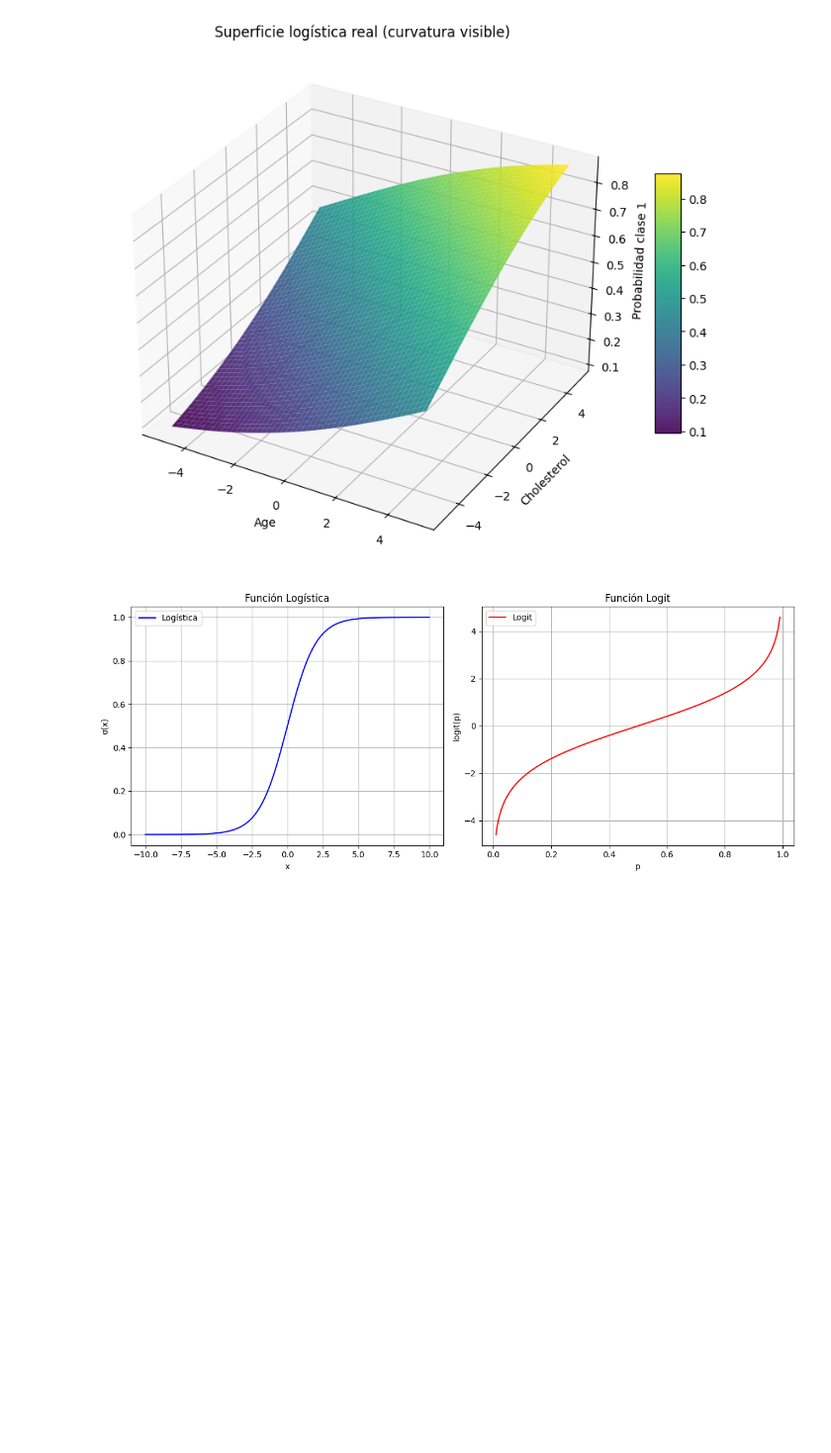
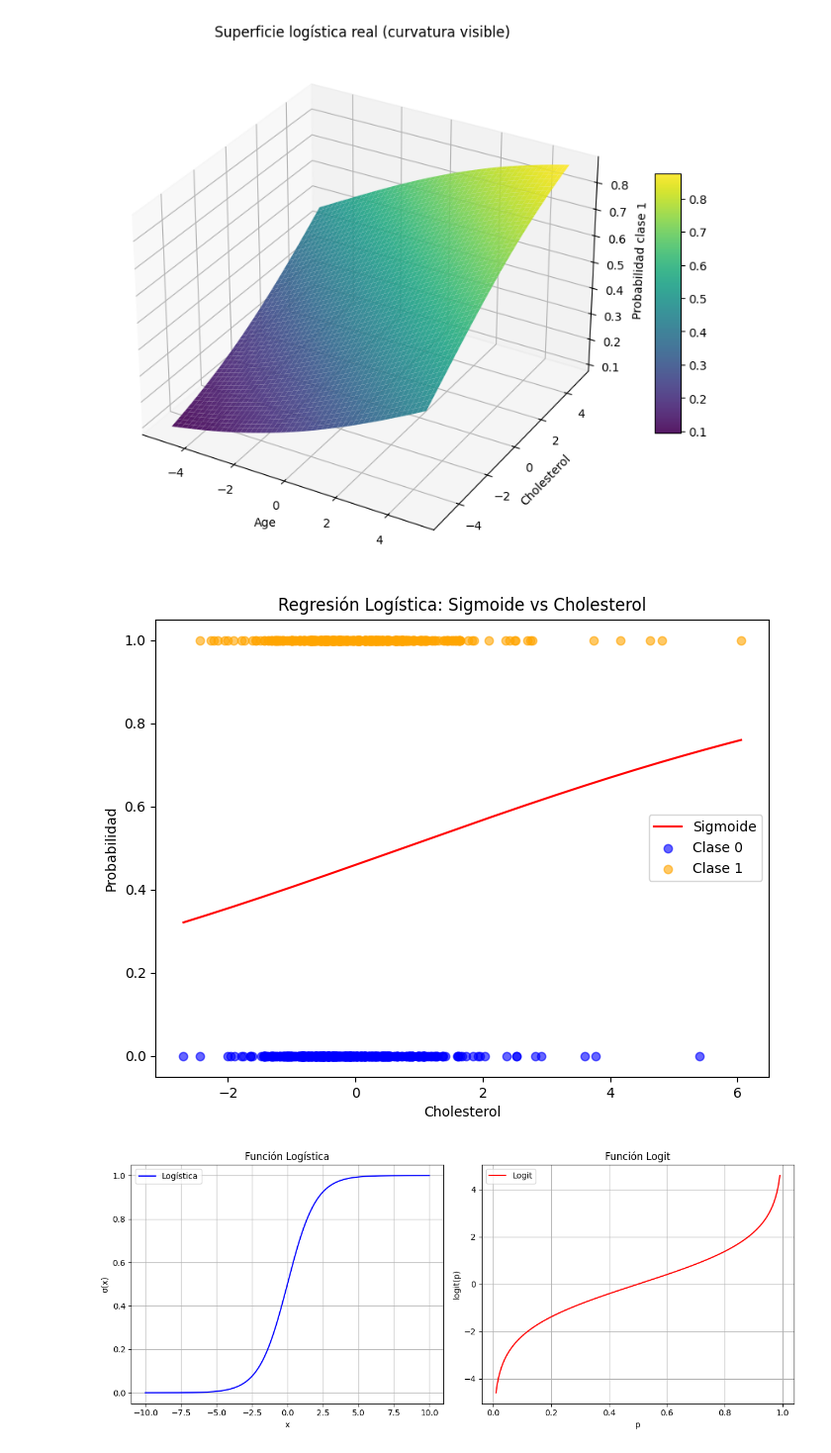
Before and after one commit to NicolasSeivane/Seivane_Nicolas_Proyecto_Integrador, a Jupyter notebook: heart/entrenar_modelos.ipynb, the cells around one changed output. Shown at 99% size. Saved outputs shown, nothing was run; the diff lists cells and outputs as text; code cells hidden in the pictures; blank space fills up the shorter version.

```diff
--- a/heart/entrenar_modelos.ipynb
+++ b/heart/entrenar_modelos.ipynb
@@ -1291,6 +1291,50 @@ fig.colorbar(surf, shrink=0.5, aspect=10)
 plt.show()
 # %% [output]
 [figure]
+# %%
+import numpy as np
+import matplotlib.pyplot as plt
+
+# Fijamos otras variables en su media
+means = datos.drop(columns=concepto).mean()  # asumimos que la columna de clase se llama "Target"
+
+# Rango de Cholesterol
+x_vals = np.linspace(datos["Cholesterol"].min(), datos["Cholesterol"].max(), 200)
+
+# Coeficientes
+w0 = best_lr_model.intercept_[0]
+coef_dict = dict(zip(best_lr_model.feature_names_in_, best_lr_model.coef_[0]))
+
+# Calculamos z = w0 + w_chol*Cholesterol + suma(otras*medias)
+z = w0 + coef_dict["Cholesterol"]*x_vals
+for feat in coef_dict:
+    if feat != "Cholesterol":
+        z += coef_dict[feat]*means[feat]
+
+# Función sigmoide
+sigmoid = 1 / (1 + np.exp(-z))
+
+# Graficar
+plt.figure(figsize=(8,6))
+
+# Curva sigmoide
+plt.plot(x_vals, sigmoid, color='red', label="Sigmoide")
+
+# Puntos reales: clase 0 y 1
+plt.scatter(datos.loc[datos[concepto]==0, "Cholesterol"],
+            np.zeros(datos.loc[datos[concepto]==0].shape[0]),
+            color='blue', label='Clase 0', alpha=0.6)
+plt.scatter(datos.loc[datos[concepto]==1, "Cholesterol"],
+            np.ones(datos.loc[datos[concepto]==1].shape[0]),
+            color='orange', label='Clase 1', alpha=0.6)
+
+plt.xlabel("Cholesterol")
+plt.ylabel("Probabilidad")
+plt.title("Regresión Logística: Sigmoide vs Cholesterol")
+plt.legend()
+plt.show()
+# %% [output]
+[figure, added]
 # %%
 import numpy as np
 import matplotlib.pyplot as plt
```
Also changed, not shown: parts of 2 cells of this notebook, 8 other files.
